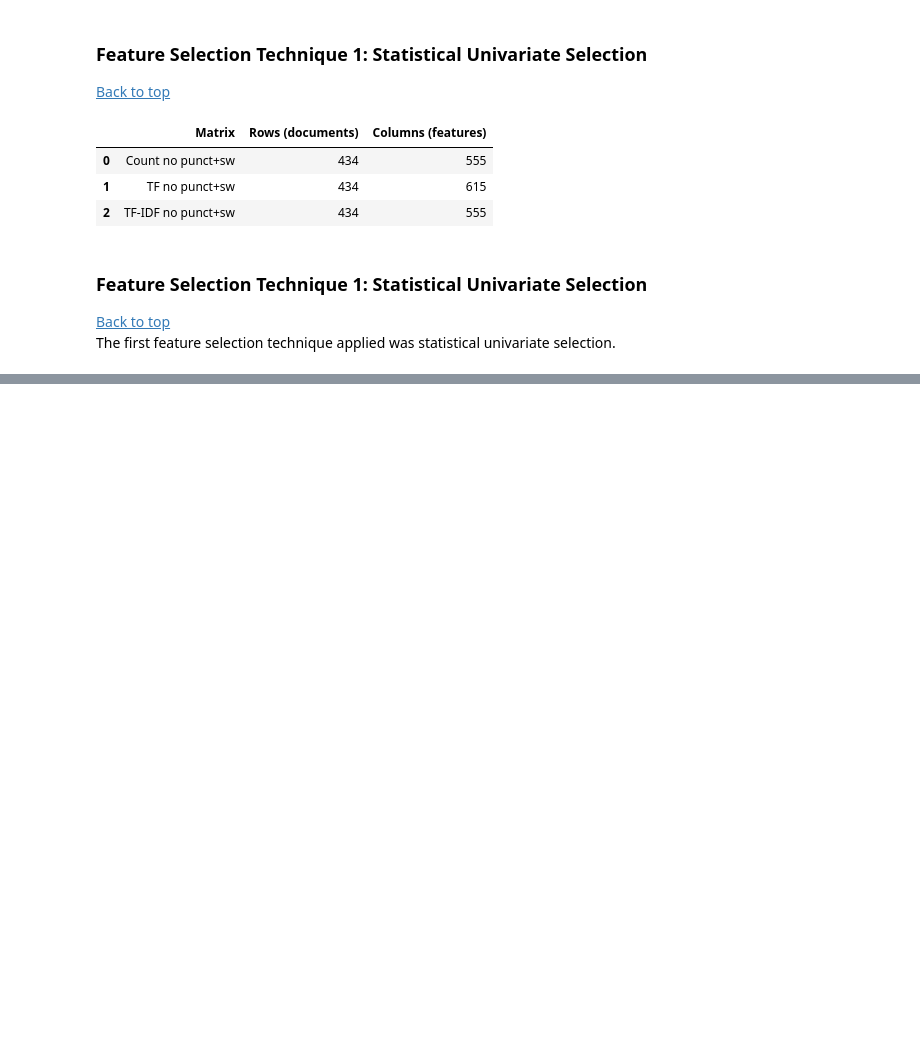
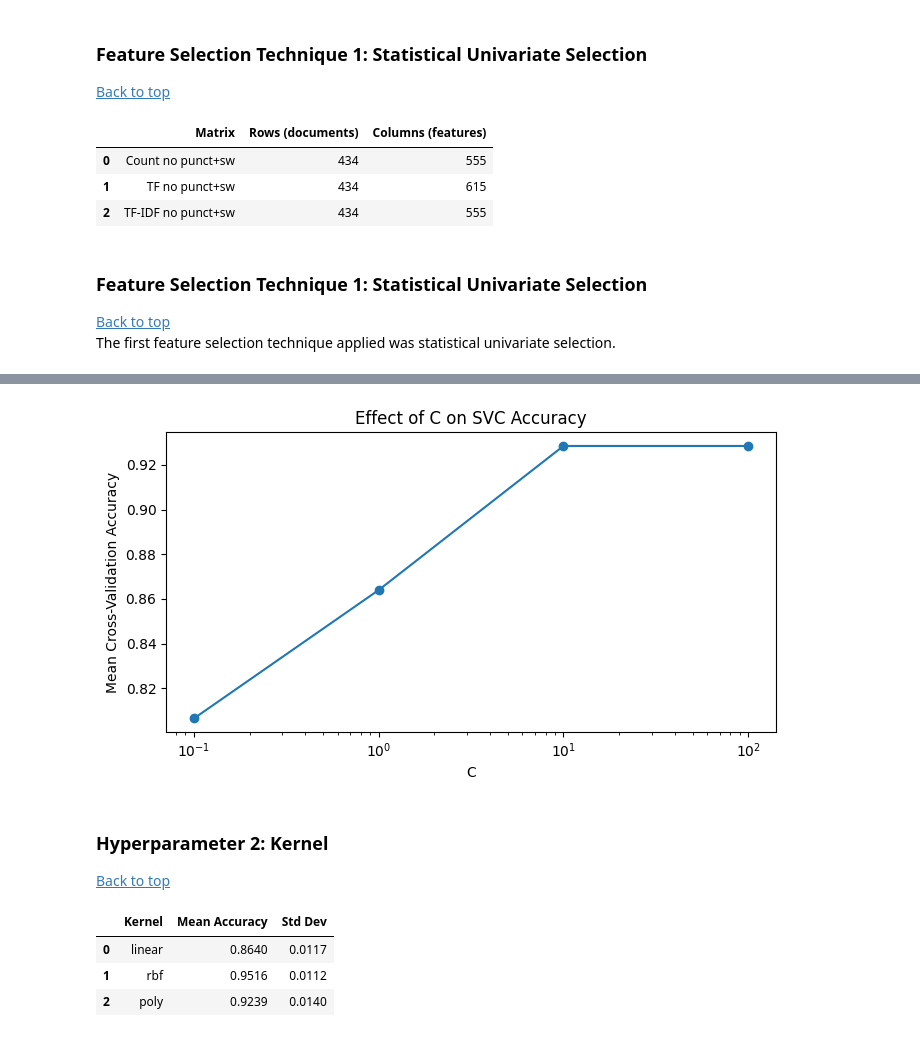
Before and after one commit to Sib26-cyber/TextAnalysis-assignment, a Jupyter notebook: Report_HPR.ipynb, the cells around one changed output, grey strips where cells are left out. Drawn from its saved outputs; the diff is of its cells as text; code cells hidden in the pictures; blank space fills up the shorter version.

Commit message:
Hyperparameter Tuning and Feature Selection Report for Harry Potter Reviews

```diff
--- a/Report_HPR.ipynb
+++ b/Report_HPR.ipynb
@@ -875,3 +875,14 @@ stopword_dims
 The first feature selection technique applied was statistical univariate selection.
 # %%
 from sklearn.feature_selection import chi2
+# %%
+fs1_scores, tfidf_fs1 = tmu.stat_univariate_fs(
+    X=tfidf_no_punct_sw,
+    y=y,
+    weight_method=chi2,
+    selection_method='fpr',
+    param=0.05
+)
+
+print("Original TF-IDF shape:", tfidf_no_punct_sw.shape)
+print("Reduced TF-IDF shape after univariate selection:", tfidf_fs1.shape)
@@ -877,0 +1069,16 @@ from sklearn.feature_selection import chi2
+# %%
+c_values = [0.1, 1, 10, 100]
+c_results = []
+
+for c in c_values:
+    svc_model = SVC(C=c, kernel='linear', random_state=43)
+    scores = cross_val_score(svc_model, tfidf_fs1, y, cv=5, scoring='accuracy')
+
+    c_results.append({
+        "C": c,
+        "Mean Accuracy": round(scores.mean(), 4),
+        "Std Dev": round(scores.std(), 4)
+    })
+
+c_results_df = pd.DataFrame(c_results)
+c_results_df
@@ -877,0 +1091,35 @@ from sklearn.feature_selection import chi2
+# %%
+plt.figure(figsize=(7,4))
+plt.plot(c_results_df["C"], c_results_df["Mean Accuracy"], marker='o')
+plt.xscale("log")
+plt.title("Effect of C on SVC Accuracy")
+plt.xlabel("C")
+plt.ylabel("Mean Cross-Validation Accuracy")
+plt.tight_layout()
+plt.show()
+# %% [output]
+[figure, added]
+# %% [markdown]
+<h3 id="hyperparameter-2">Hyperparameter 2: Kernel</h3>
+<a href="#top">Back to top</a>
+# %%
+kernel_values = ['linear', 'rbf', 'poly']
+kernel_results = []
+
+for kernel in kernel_values:
+    svc_model = SVC(C=1, kernel=kernel, random_state=43)
+    scores = cross_val_score(svc_model, tfidf_fs1, y, cv=5, scoring='accuracy')
+
+    kernel_results.append({
+        "Kernel": kernel,
+        "Mean Accuracy": round(scores.mean(), 4),
+        "Std Dev": round(scores.std(), 4)
+    })
+
+kernel_results_df = pd.DataFrame(kernel_results)
+kernel_results_df
+# %% [output]
+|  | Kernel | Mean Accuracy | Std Dev |
+| 0 | linear | 0.8640 | 0.0117 |
+| 1 | rbf | 0.9516 | 0.0112 |
+| 2 | poly | 0.9239 | 0.0140 |
```
Also changed, not shown: parts of 20 cells of this notebook.
